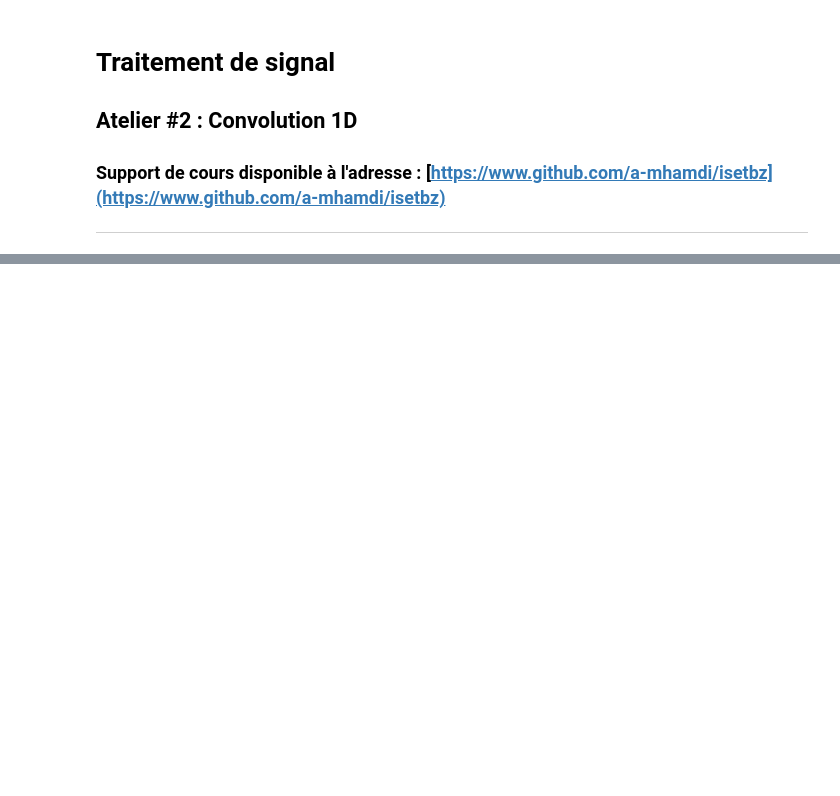
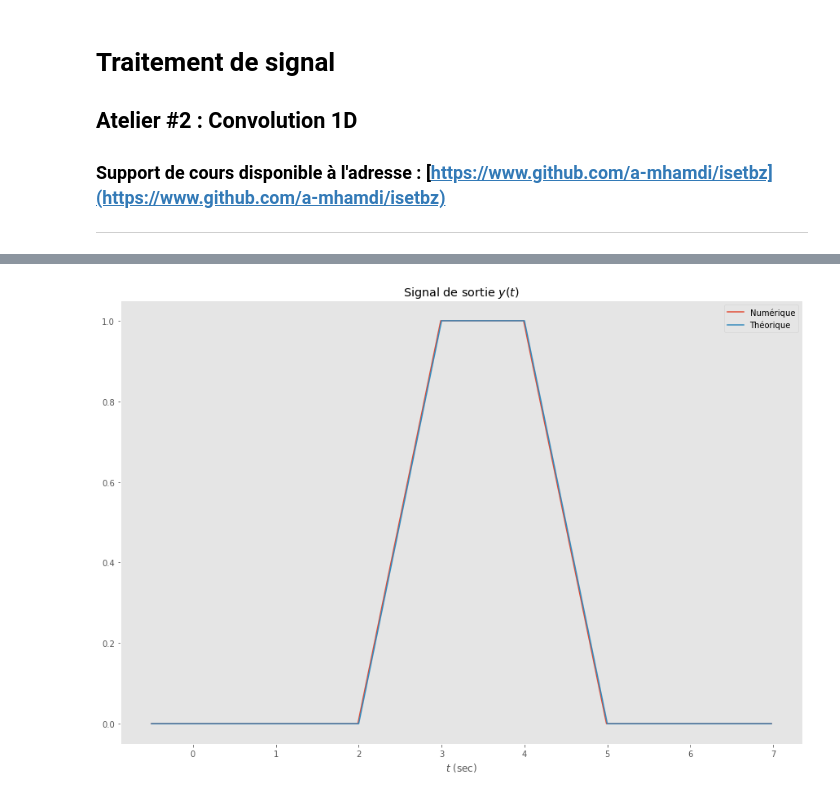
Before and after one commit to a-mhamdi/cosnip, a Jupyter notebook: Python/sig-proc/conv-1d.ipynb, the cells around one changed output, grey strips where cells are left out. Cells and saved outputs as stored; diff of their text form; code cells hidden in the pictures; blank space fills up the shorter version.

```diff
--- a/Python/sig-proc/conv-1d.ipynb
+++ b/Python/sig-proc/conv-1d.ipynb
@@ -99,0 +64,3 @@ plt.show()
+# %%
+y_sim = np.convolve(u, h)/h.sum()
+t_y = np.arange(-.5, len(y_sim)*Ts-.5, Ts)
@@ -99,0 +74,11 @@ plt.show()
+# %%
+y = r_tau(t_y, 2)-r_tau(t_y, 3)-r_tau(t_y, 4)+r_tau(t_y, 5)
+# %%
+plt.plot(t_y, y_sim, label='Numérique')
+plt.plot( t_y, y, label='Théorique')
+plt.title("Signal de sortie $y(t)$")
+plt.xlabel("$t$ (sec)")
+plt.legend()
+plt.grid()
+# %% [output]
+[figure, added]
```
Also changed, not shown: parts of 23 cells of this notebook, 35 other files.
